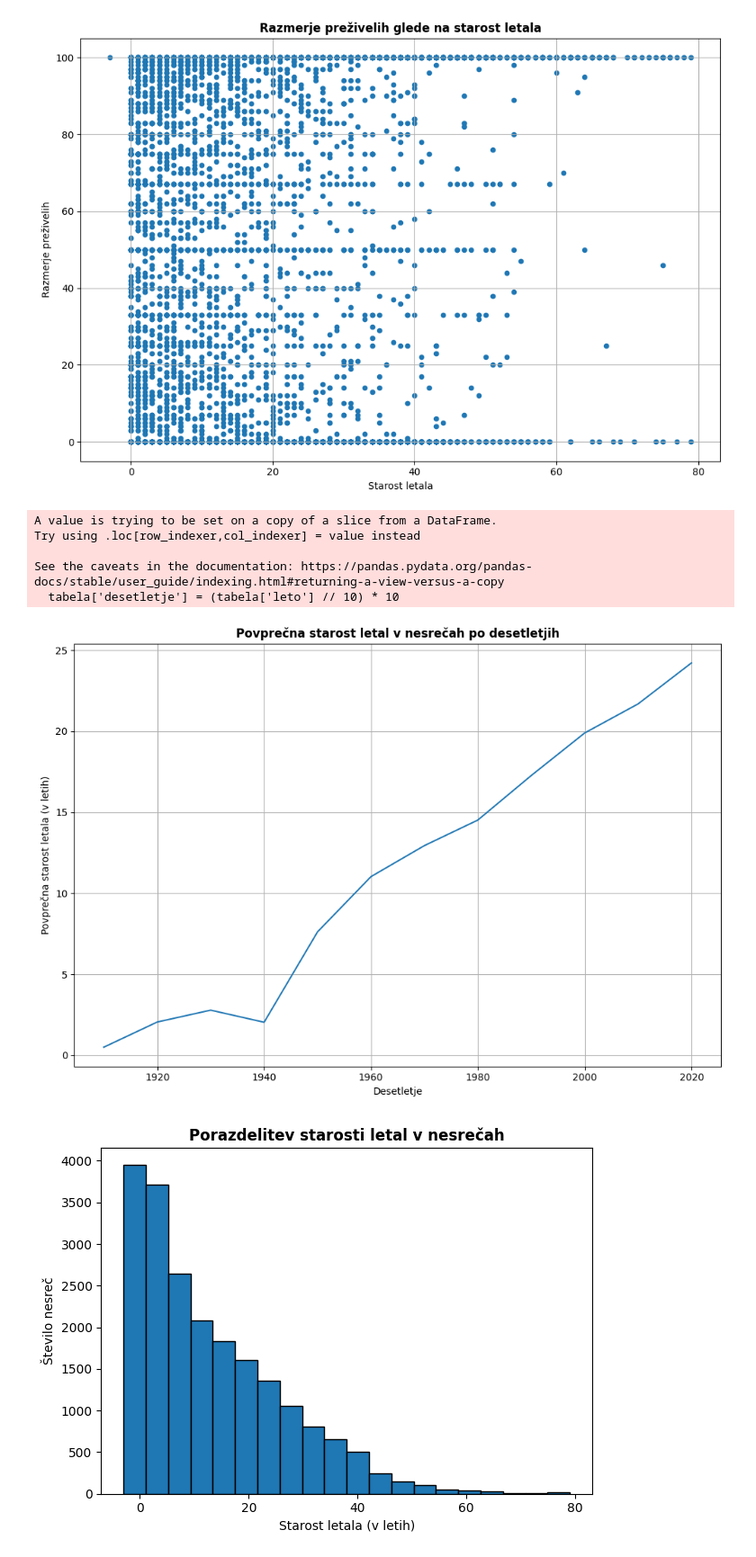
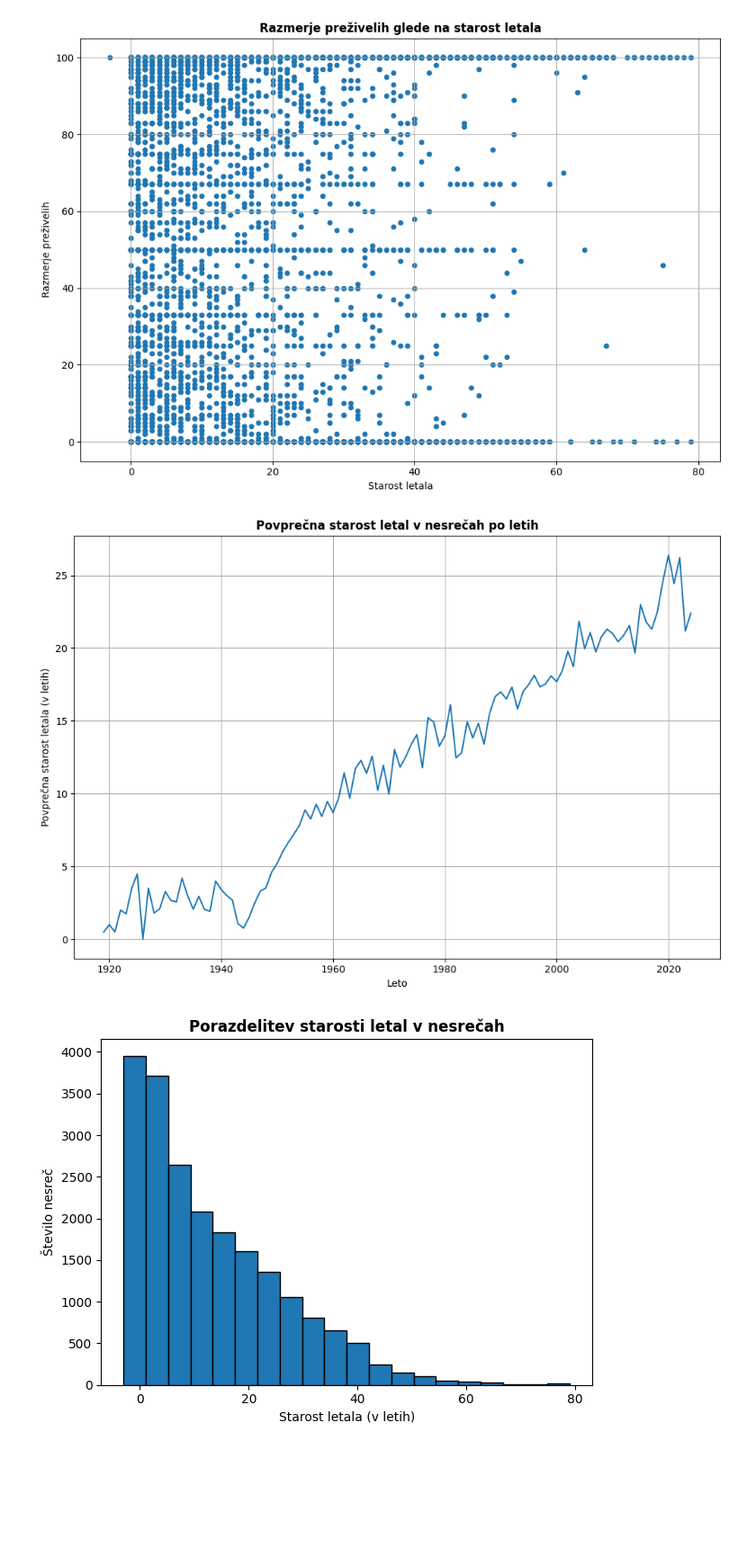
Before and after one commit to kajazefran/Projektna_naloga, a Jupyter notebook: analiza.ipynb, the cells around one changed output. Shown at 90% size. Cells and saved outputs as stored; diff of their text form; code cells hidden in the pictures; blank space fills up the shorter version.

```diff
--- a/analiza.ipynb
+++ b/analiza.ipynb
@@ -124,23 +135,16 @@ plt.tight_layout()
 # %% [output]
 [figure]
 # %%
-tabela['desetletje'] = (tabela['leto'] // 10) * 10
-povprecna_starost_letala = tabela.groupby('desetletje')['starost_letala'].mean()
+povprecna_starost_letala = tabela.groupby('leto')['starost_letala'].mean()
-# %% [output]
-A value is trying to be set on a copy of a slice from a DataFrame.
-Try using .loc[row_indexer,col_indexer] = value instead
-
-See the caveats in the documentation: https://pandas.pydata.org/pandas-docs/stable/user_guide/indexing.html#returning-a-view-versus-a-copy
-  tabela['desetletje'] = (tabela['leto'] // 10) * 10
 # %%
 povprecna_starost_letala.plot.line(figsize=(10, 7))
-plt.title("Povprečna starost letal v nesrečah po desetletjih", fontweight='bold')
-plt.xlabel("Desetletje")
+plt.title("Povprečna starost letal v nesrečah po letih", fontweight='bold')
+plt.xlabel("Leto")
 plt.ylabel("Povprečna starost letala (v letih)")
 plt.grid(True)
 plt.tight_layout()
 # %% [output]
-[figure, old version]
+[figure, new version]
 # %%
 letalske_nesrece['starost_letala'].dropna().astype(float).plot.hist(bins=20, edgecolor='black')
 plt.title("Porazdelitev starosti letal v nesrečah", fontweight='bold')
```
Also changed, not shown: parts of 11 cells of this notebook.
